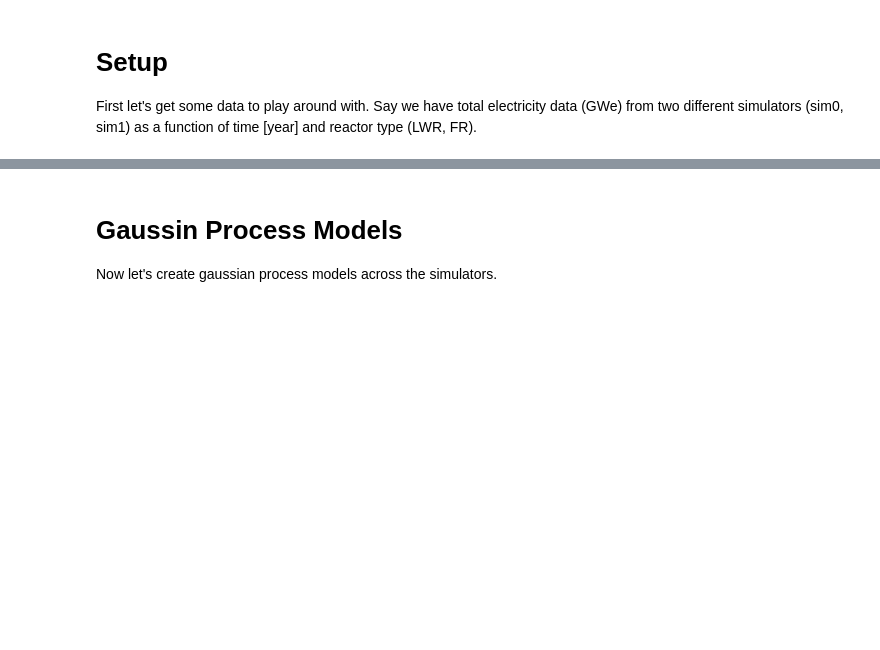
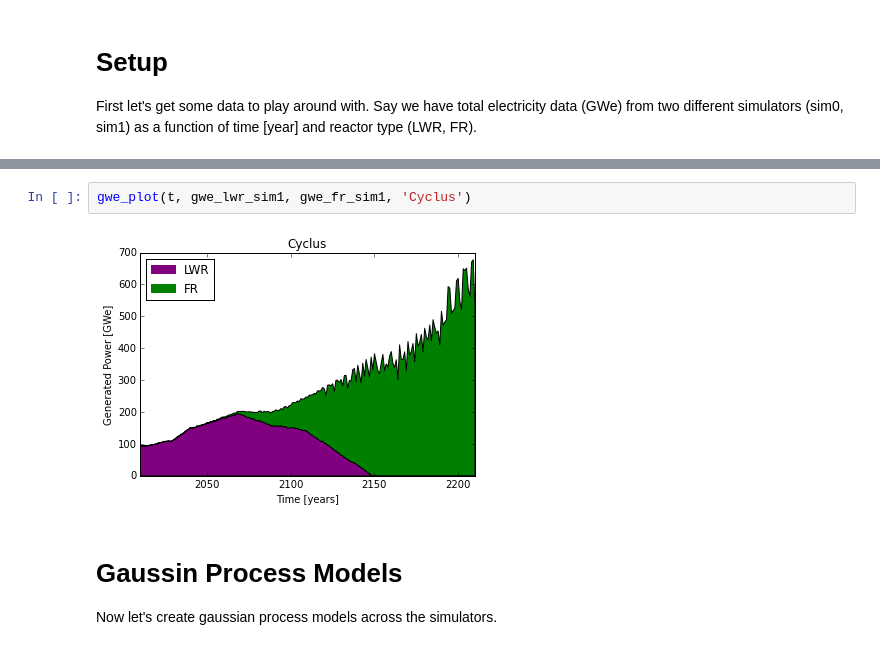
Before and after one commit to scopatz/fc-bench-method, a Jupyter notebook: methodology.ipynb, the cells around one changed output, grey strips where cells are left out. Saved outputs shown, nothing was run; the diff lists cells and outputs as text; blank space fills up the shorter version.

```diff
--- a/methodology.ipynb
+++ b/methodology.ipynb
@@ -96,3 +115,7 @@ gwe_sim1 = gwe_lwr_sim1 + gwe_fr_sim1
+# %%
+gwe_plot(t, gwe_lwr_sim1, gwe_fr_sim1, 'Cyclus')
+# %% [output]
+[figure, added]
 # %% [markdown]
 Gaussin Process Models
 =============
```
Also changed, not shown: parts of 4 cells of this notebook, 4 other files.
